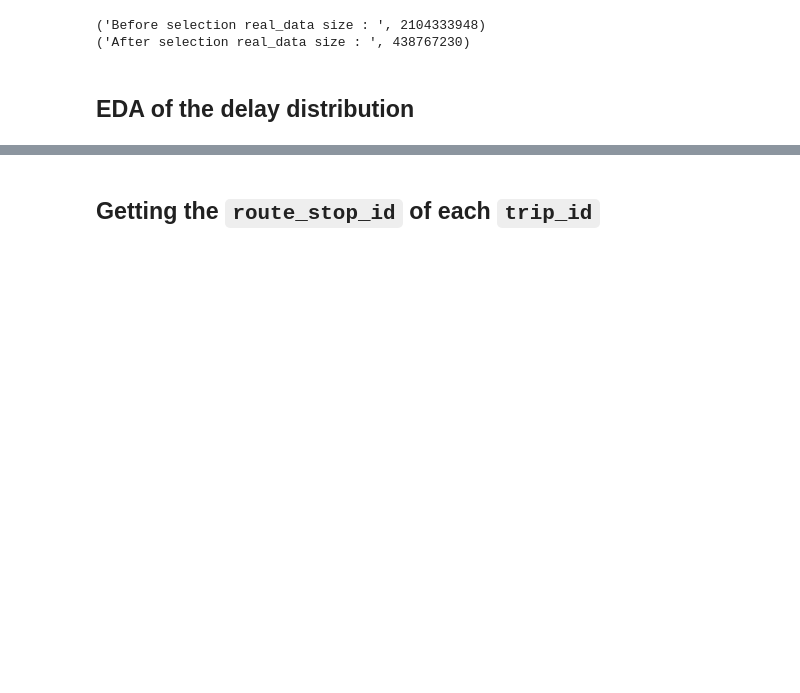
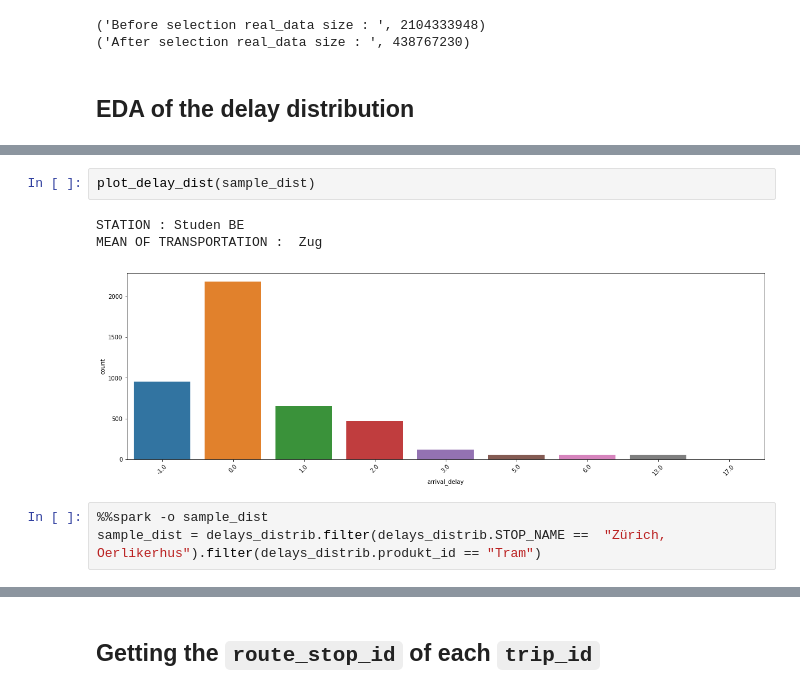
Before and after one commit to JulienVig/COM-490-Trip-Planner, a Jupyter notebook: notebooks/stochastic.ipynb, the cells around one changed output, grey strips where cells are left out. Saved outputs shown, nothing was run; the diff lists cells and outputs as text; blank space fills up the shorter version.

```diff
--- a/notebooks/stochastic.ipynb
+++ b/notebooks/stochastic.ipynb
@@ -113,0 +153,9 @@ Invalid status code '500' from http://iccluster029.iccluster.epfl.ch:8998/sessio
+# %%
+plot_delay_dist(sample_dist)
+# %% [output]
+STATION : Studen BE
+MEAN OF TRANSPORTATION :  Zug
+[figure, added]
+# %%
+%%spark -o sample_dist
+sample_dist = delays_distrib.filter(delays_distrib.STOP_NAME ==  "Zürich, Oerlikerhus").filter(delays_distrib.produkt_id == "Tram")
```
Also changed, not shown: parts of 19 cells of this notebook.
